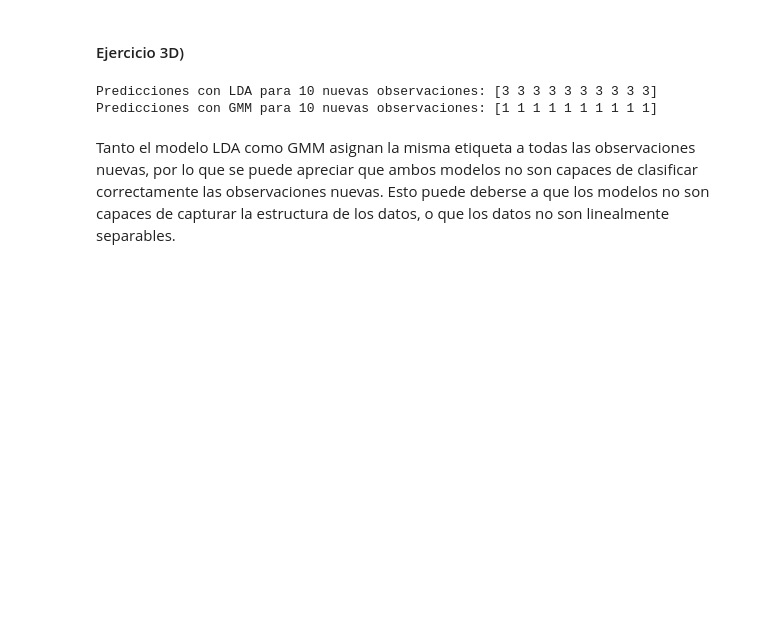
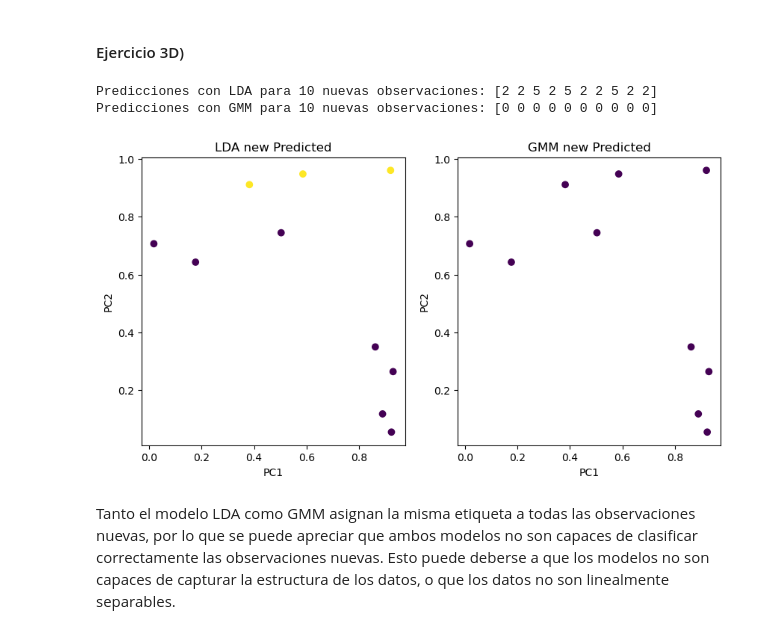
Before and after one commit to Seva41/Tareas_ING560, a Jupyter notebook: clust_v3.ipynb, the cells around one changed output. Drawn from its saved outputs; the diff is of its cells as text; code cells hidden in the pictures; blank space fills up the shorter version.

```diff
--- a/clust_v3.ipynb
+++ b/clust_v3.ipynb
@@ -101,20 +132,35 @@ Los resultados de LDA son mucho mejores que los de GMM, ya que LDA es un modelo
 # %%
 import numpy as np
 
 # Generar 10 nuevas observaciones de prueba (cambiar según tus necesidades)
 new_samples = np.random.rand(10, X.shape[1])
 
 # Clasificar con LDA
 y_new_pred_lda = lda.predict(new_samples)
 
 # Clasificar con GMM
 y_new_pred_gmm = gmm.predict(new_samples)
 
 # Imprimir las predicciones
 print("Predicciones con LDA para 10 nuevas observaciones:", y_new_pred_lda)
 print("Predicciones con GMM para 10 nuevas observaciones:", y_new_pred_gmm)
+
+# Graficar resultados
+plt.figure(figsize=(10,5))
+plt.subplot(1,2,1)
+plt.title("LDA new Predicted")
+plt.xlabel("PC1")
+plt.ylabel("PC2")
+plt.scatter(new_samples[:,0], new_samples[:,1], c=y_new_pred_lda)
+plt.subplot(1,2,2)
+plt.title("GMM new Predicted")
+plt.xlabel("PC1")
+plt.ylabel("PC2")
+plt.scatter(new_samples[:,0], new_samples[:,1], c=y_new_pred_gmm)
+plt.show()
 # %% [output]
-Predicciones con LDA para 10 nuevas observaciones: [3 3 3 3 3 3 3 3 3 3]
-Predicciones con GMM para 10 nuevas observaciones: [1 1 1 1 1 1 1 1 1 1]
+Predicciones con LDA para 10 nuevas observaciones: [2 2 5 2 5 2 2 5 2 2]
+Predicciones con GMM para 10 nuevas observaciones: [0 0 0 0 0 0 0 0 0 0]
+[figure, added]
 # %% [markdown]
 Tanto el modelo LDA como GMM asignan la misma etiqueta a todas las observaciones nuevas, por lo que se puede apreciar que ambos modelos no son capaces de clasificar correctamente las observaciones nuevas. Esto puede deberse a que los modelos no son capaces de capturar la estructura de los datos, o que los datos no son linealmente separables.
```
Also changed, not shown: parts of 3 cells of this notebook, 4 other files.
